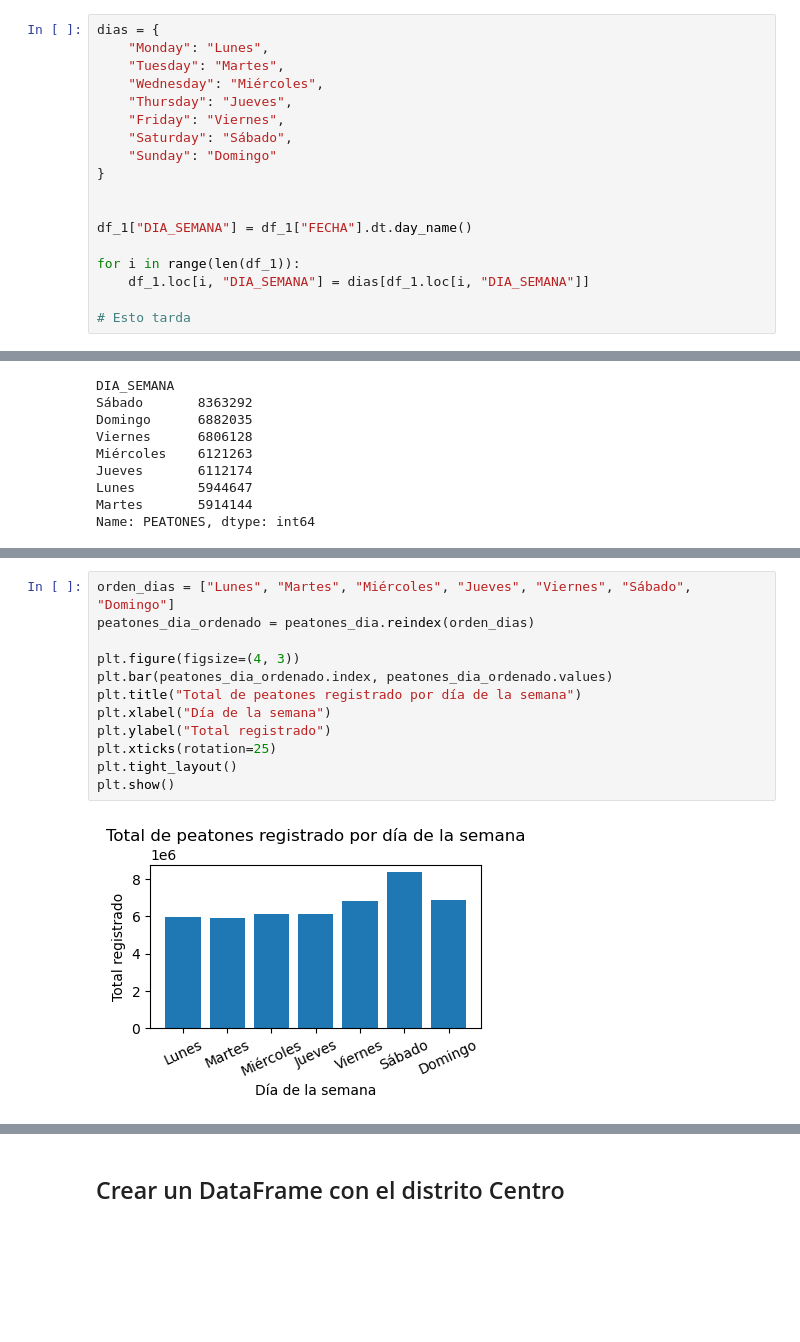
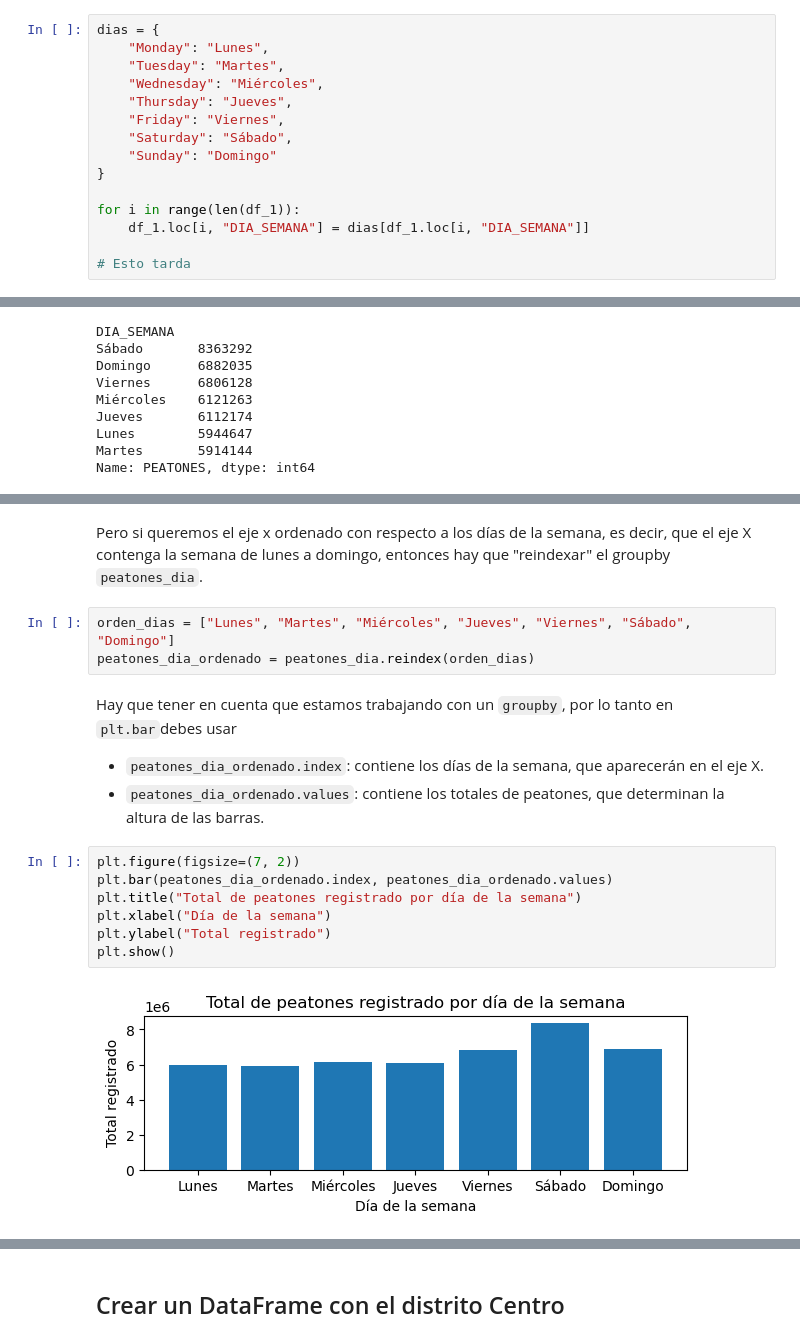
Before and after one commit to soesteve/Programming-in-Data-Science, a Jupyter notebook: 7_Ejerc_PEATONES_con_graficos.ipynb, the cells around one changed output, grey strips where cells are left out. Saved outputs shown, nothing was run; the diff lists cells and outputs as text; blank space fills up the shorter version.

Commit message:
more visualisation examples

```diff
--- a/7_Ejerc_PEATONES_con_graficos.ipynb
+++ b/7_Ejerc_PEATONES_con_graficos.ipynb
@@ -171,9 +131,6 @@ dias = {
     "Sunday": "Domingo"
 }
 
-
-df_1["DIA_SEMANA"] = df_1["FECHA"].dt.day_name()
-
 for i in range(len(df_1)):
     df_1.loc[i, "DIA_SEMANA"] = dias[df_1.loc[i, "DIA_SEMANA"]]
 
@@ -209,14 +165,21 @@ Además, hay que tener en cuenta que estamos trabajando con un `groupby`, por lo
+# %% [markdown]
+
+Pero si queremos el eje x ordenado con respecto a los días de la semana, es decir, que el eje X contenga la semana de lunes a domingo, entonces hay que "reindexar" el groupby `peatones_dia`.
+# %%
+orden_dias = ["Lunes", "Martes", "Miércoles", "Jueves", "Viernes", "Sábado", "Domingo"]
+peatones_dia_ordenado = peatones_dia.reindex(orden_dias)
+# %% [markdown]
+
+Hay que tener en cuenta que estamos trabajando con un `groupby`, por lo tanto en `plt.bar`debes usar
+
+- `peatones_dia_ordenado.index`: contiene los días de la semana, que aparecerán en el eje X.
+- `peatones_dia_ordenado.values`: contiene los totales de peatones, que determinan la altura de las barras.
 # %%
-orden_dias = ["Lunes", "Martes", "Miércoles", "Jueves", "Viernes", "Sábado", "Domingo"]
-peatones_dia_ordenado = peatones_dia.reindex(orden_dias)
-
-plt.figure(figsize=(4, 3))
+plt.figure(figsize=(7, 2))
 plt.bar(peatones_dia_ordenado.index, peatones_dia_ordenado.values)
 plt.title("Total de peatones registrado por día de la semana")
 plt.xlabel("Día de la semana")
 plt.ylabel("Total registrado")
-plt.xticks(rotation=25)
-plt.tight_layout()
 plt.show()
 # %% [output]
-[figure, old version]
+[figure, new version]
```
Also changed, not shown: parts of 82 cells of this notebook, 10 other files.
